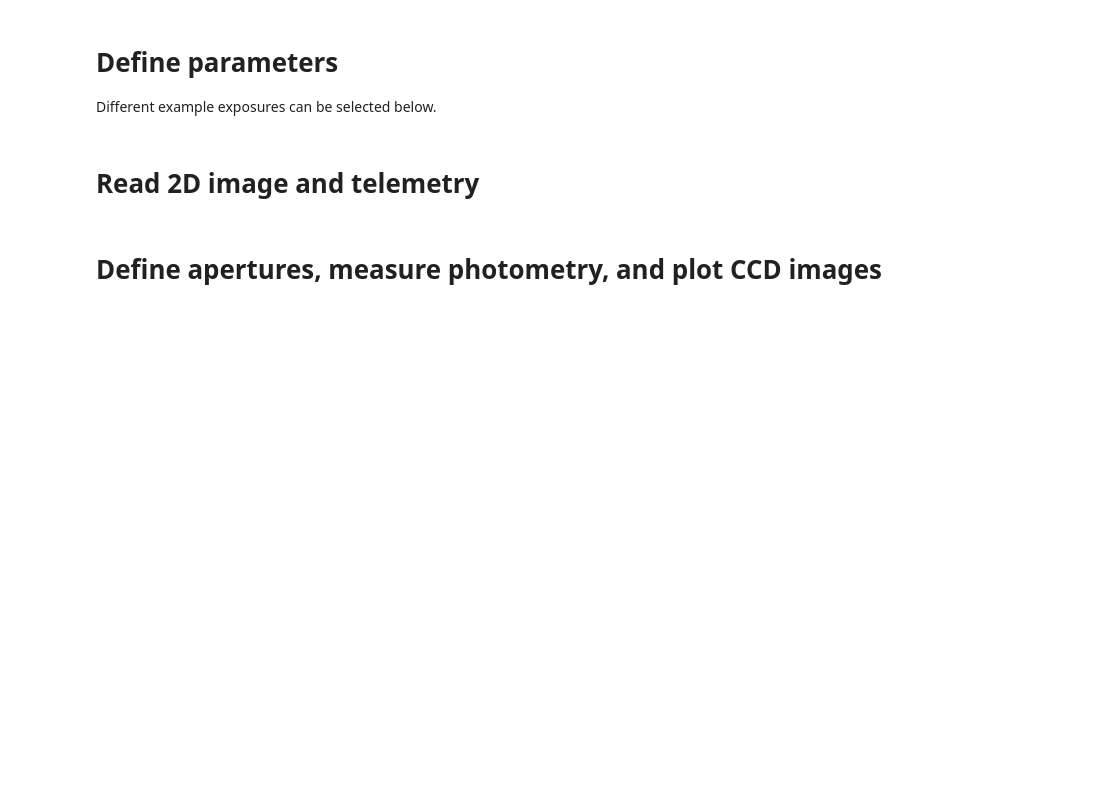
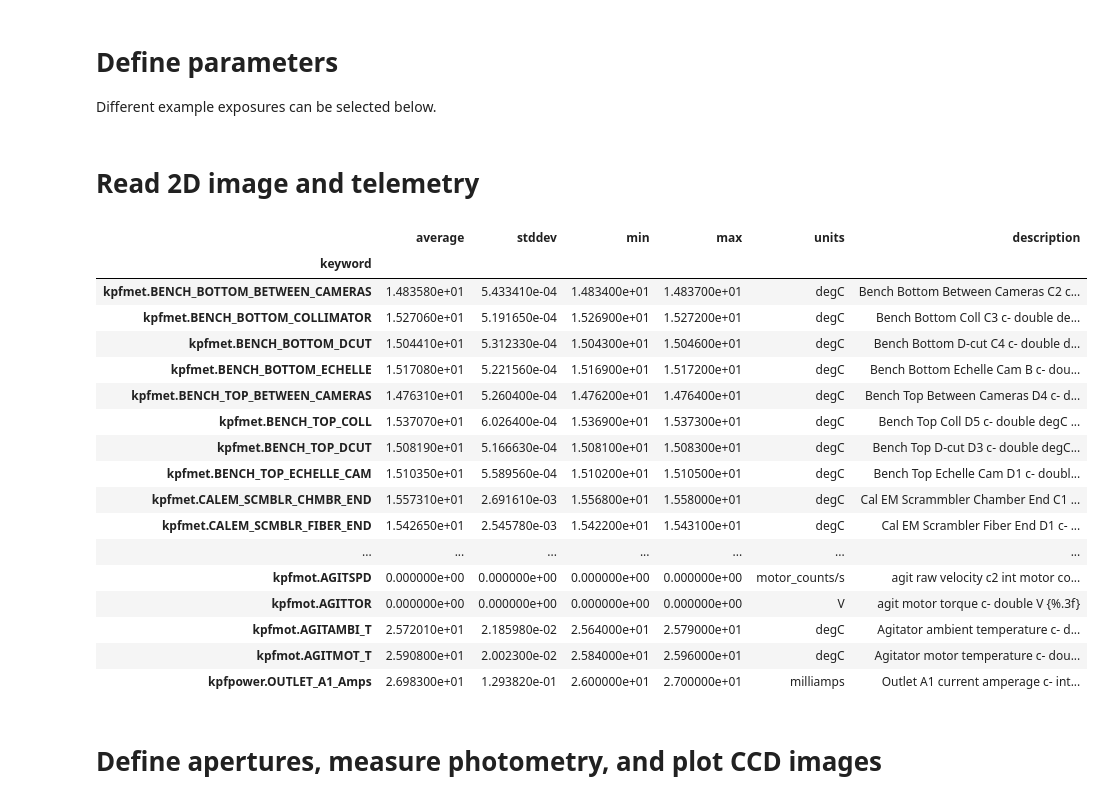
Before and after one commit to Keck-DataReductionPipelines/KPF-Pipeline, a Jupyter notebook: docs/source/tutorials/KPF_Data_Tutorial_2D_and_Ion_Pumps.ipynb, the cells around one changed output. Saved outputs shown, nothing was run; the diff lists cells and outputs as text; code cells hidden in the pictures; blank space fills up the shorter version.

```diff
--- a/docs/source/tutorials/KPF_Data_Tutorial_2D_and_Ion_Pumps.ipynb
+++ b/docs/source/tutorials/KPF_Data_Tutorial_2D_and_Ion_Pumps.ipynb
@@ -34,25 +35,44 @@ do_save_png = True
 # %%
 D2_file = data_dir + ObsID + '_2D.fits'
 D2 = fits.open(D2_file)
 exptime = D2['PRIMARY'].header['EXPTIME']
 #D2['PRIMARY'].header
 #D2.info()
 
 # Read telemetry
 df_telemetry = Table.read(D2_file, format='fits', hdu=11).to_pandas() # need to refer to HDU by name
 num_columns = ['average', 'stddev', 'min', 'max']
 for column in df_telemetry:
     df_telemetry[column] = df_telemetry[column].str.decode('utf-8')
     df_telemetry = df_telemetry.replace('-nan', 0)# replace nan with 0
     if column in num_columns:
         df_telemetry[column] = pd.to_numeric(df_telemetry[column], downcast="float")
     else:
         df_telemetry[column] = df_telemetry[column].astype(str)
 df_telemetry.set_index("keyword", inplace=True)
 
 # Print telemetry
-#with pd.option_context('display.max_rows', None, 'display.max_columns', None):  # more options can be specified also
-#    display(df_telemetry)
+with pd.option_context('display.max_rows', None, 'display.max_columns', None):  # more options can be specified also
+    display(df_telemetry)
+# %% [output]
+|  | average | stddev | min | max | units | description |
+| keyword |  |  |  |  |  |  |
+| kpfmet.BENCH_BOTTOM_BETWEEN_CAMERAS | 1.483580e+01 | 5.433410e-04 | 1.483400e+01 | 1.483700e+01 | degC | Bench Bottom Between Cameras C2 c... |
+| kpfmet.BENCH_BOTTOM_COLLIMATOR | 1.527060e+01 | 5.191650e-04 | 1.526900e+01 | 1.527200e+01 | degC | Bench Bottom Coll C3 c- double de... |
+| kpfmet.BENCH_BOTTOM_DCUT | 1.504410e+01 | 5.312330e-04 | 1.504300e+01 | 1.504600e+01 | degC | Bench Bottom D-cut C4 c- double d... |
+| kpfmet.BENCH_BOTTOM_ECHELLE | 1.517080e+01 | 5.221560e-04 | 1.516900e+01 | 1.517200e+01 | degC | Bench Bottom Echelle Cam B c- dou... |
+| kpfmet.BENCH_TOP_BETWEEN_CAMERAS | 1.476310e+01 | 5.260400e-04 | 1.476200e+01 | 1.476400e+01 | degC | Bench Top Between Cameras D4 c- d... |
+| kpfmet.BENCH_TOP_COLL | 1.537070e+01 | 6.026400e-04 | 1.536900e+01 | 1.537300e+01 | degC | Bench Top Coll D5 c- double degC ... |
+| kpfmet.BENCH_TOP_DCUT | 1.508190e+01 | 5.166630e-04 | 1.508100e+01 | 1.508300e+01 | degC | Bench Top D-cut D3 c- double degC... |
+| kpfmet.BENCH_TOP_ECHELLE_CAM | 1.510350e+01 | 5.589560e-04 | 1.510200e+01 | 1.510500e+01 | degC | Bench Top Echelle Cam D1 c- doubl... |
+| kpfmet.CALEM_SCMBLR_CHMBR_END | 1.557310e+01 | 2.691610e-03 | 1.556800e+01 | 1.558000e+01 | degC | Cal EM Scrammbler Chamber End C1 ... |
+| kpfmet.CALEM_SCMBLR_FIBER_END | 1.542650e+01 | 2.545780e-03 | 1.542200e+01 | 1.543100e+01 | degC | Cal EM Scrambler Fiber End D1 c- ... |
+| ... | ... | ... | ... | ... | ... | ... |
+| kpfmot.AGITSPD | 0.000000e+00 | 0.000000e+00 | 0.000000e+00 | 0.000000e+00 | motor_counts/s | agit raw velocity c2 int motor co... |
+| kpfmot.AGITTOR | 0.000000e+00 | 0.000000e+00 | 0.000000e+00 | 0.000000e+00 | V | agit motor torque c- double V {%.3f} |
+| kpfmot.AGITAMBI_T | 2.572010e+01 | 2.185980e-02 | 2.564000e+01 | 2.579000e+01 | degC | Agitator ambient temperature c- d... |
+| kpfmot.AGITMOT_T | 2.590800e+01 | 2.002300e-02 | 2.584000e+01 | 2.596000e+01 | degC | Agitator motor temperature c- dou... |
+| kpfpower.OUTLET_A1_Amps | 2.698300e+01 | 1.293820e-01 | 2.600000e+01 | 2.700000e+01 | milliamps | Outlet A1 current amperage c- int... |
 # %% [markdown]
 # Define apertures, measure photometry, and plot CCD images
 # %%
```
Also changed, not shown: parts of 2 cells of this notebook, 3 other files.
